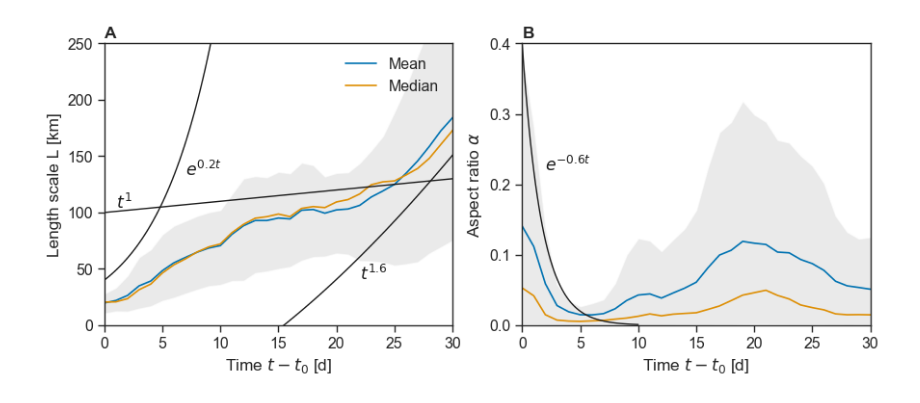
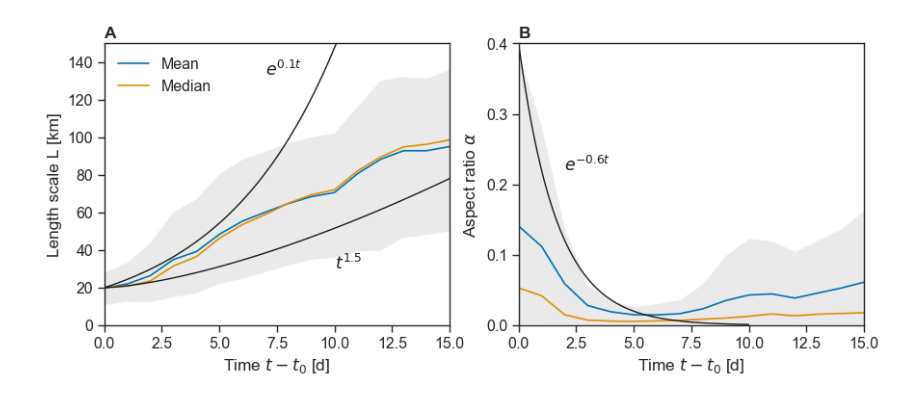
Before and after one commit to sessink/velocity_gradients, a Jupyter notebook: notebooks/ipynb/plot_def_timeseries.ipynb, the cells around one changed output. Saved outputs shown, nothing was run; the diff lists cells and outputs as text; code cells hidden in the pictures.

```diff
--- a/notebooks/ipynb/plot_def_timeseries.ipynb
+++ b/notebooks/ipynb/plot_def_timeseries.ipynb
@@ -40,41 +40,41 @@ ax1.fill_between(x='dtime', y1=df.lo_length, y2=df.hi_length,
                  alpha=0.6, edgecolor=None, facecolor='gainsboro',linewidth=1, data=df)
 ax1.set_xlabel(r'Time $t-t_0$ [d]')
 ax1.set_ylabel('Length scale L [km]')
 #ax1.set_title('length scale L')
 # ax1.legend(loc=2,frameon=False)
 
 
 xtest = np.linspace(0,20,100)
-ax1.plot(xtest,40*np.exp( 0.2*xtest),'k' ,lw=1)
-ax1.annotate(r'$e^{0.2t}$',(7,40*np.exp( 0.2*6)), color='k')
+ax1.plot(xtest,20*np.exp( 0.2*xtest),'k' ,lw=1)
+ax1.annotate(r'$e^{0.1t}$',(7,40*np.exp( 0.2*6)), color='k')
 xtest = np.linspace(15,40,100)
-ax1.plot(xtest, xtest**1.6-80 ,'k',lw=1)
-ax1.annotate(r'$t^{1.6}$',(22,20**1.6-80), color='k')
+# ax1.plot(xtest, xtest**1.6-80 ,'k',lw=1)
+# ax1.annotate(r'$t^{1.6}$',(22,20**1.6-80), color='k')
 xtest = np.linspace(0,40,100)
-ax1.plot(xtest, xtest**1+100 ,'k',lw=1)
-ax1.annotate(r'$t^{1}$',(1,1**1+103), color='k')
-ax1.set_xlim(0,30)
-ax1.set_ylim(0,250)
-ax1.legend(loc=1,frameon=False)
+ax1.plot(xtest, xtest**1.5+20 ,'k',lw=1)
+ax1.annotate(r'$t^{1.5}$',(10,30), color='k')
+ax1.set_xlim(0,15)
+ax1.set_ylim(0,150)
+ax1.legend(loc=2,frameon=False)
 
 df.plot(x='dtime',y=['mean_aspect','median_aspect'],ax=ax2,label=['Mean','Median'],legend=False)
 ax2.fill_between(x='dtime', y1=df.lo_aspect, y2=df.hi_aspect,
                  alpha=0.6, edgecolor=None, facecolor='gainsboro',linewidth=1, data=df)
 ax2.set_ylabel(r'Aspect ratio $\alpha$')
 ax2.set_xlabel(r'Time $t-t_0$ [d]')
 #ax2.set_title(r'aspect ratio $\alpha$')
-ax2.set_xlim(0,30)
+ax2.set_xlim(0,15)
 ax2.set_ylim(0,0.4)
 xtest = np.linspace(0,10,100)
 ax2.plot(xtest,0.4*np.exp( -0.6*xtest) ,'k',lw=1)
 ax2.annotate(r'$e^{-0.6t}$',(2,0.4*np.exp( -0.6*1)), color='k')
 ax2.set_yticks(np.arange(0,0.41,0.1))
 
 alphabet_label(f)
 
 plt.tight_layout()
 plt.subplots_adjust(wspace=0.2)
 plt.savefig(figure_path+'deformations_n6.pdf')
 plt.show()
 # %% [output]
-[figure, old version]
+[figure, new version]
```
Also changed, not shown: 1 other file.
